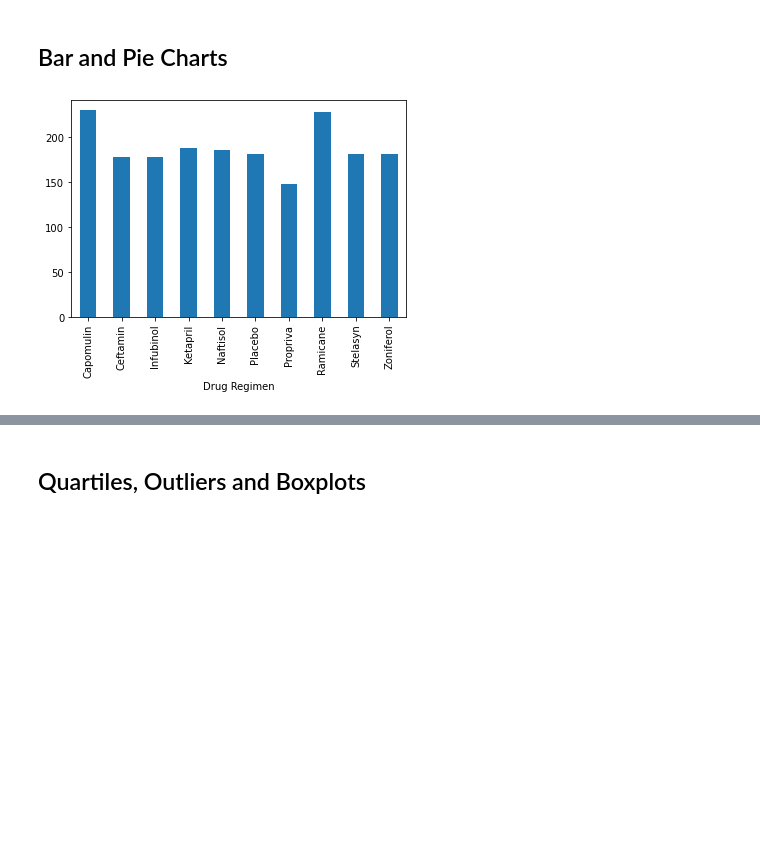
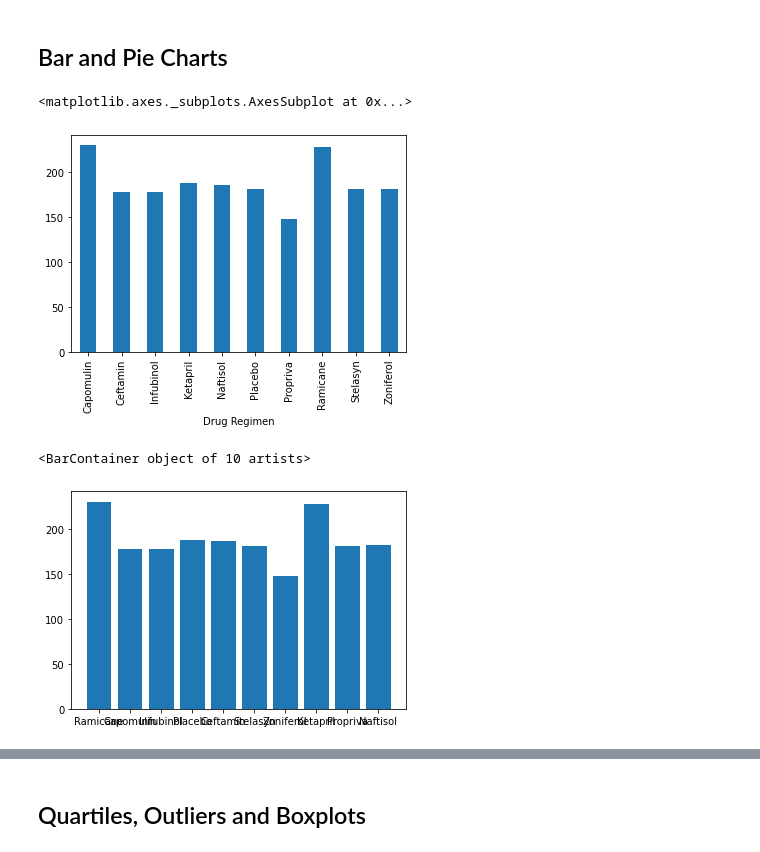
Before and after one commit to maxe23/Matplotlib_powerofplots, a Jupyter notebook: pymaceuticals_starter.ipynb, the cells around one changed output, grey strips where cells are left out. Cells and saved outputs as stored; diff of their text form; code cells hidden in the pictures; blank space fills up the shorter version.

```diff
--- a/pymaceuticals_starter.ipynb
+++ b/pymaceuticals_starter.ipynb
@@ -126,3 +126,6 @@ stats
 # Generate a summary statistics table of mean, median, variance, standard deviation, and SEM of the tumor volume for each regimen
 
 # Using the aggregation method, produce the same summary statistics in a single line
+#cleandata.agg(['sum','mean','median', 'var', 'std', 'sem'])
+indexed =cleandata.set_index("Drug Regimen")
+indexed.agg(['sum','mean','median', 'var', 'std', 'sem'])
@@ -131,10 +142,17 @@ stats
 # %%
 # Generate a bar plot showing the total number of measurements taken on each drug regimen using pandas.
 measure = cleandata.groupby("Drug Regimen")["Mouse ID"].count()
-measurebar= measure.plot.bar()
+measure.plot(kind='bar')
 # %% [output]
+<matplotlib.axes._subplots.AxesSubplot at 0x...>
 [figure]
 # %%
 # Generate a bar plot showing the total number of measurements taken on each drug regimen using pyplot.
+#y_axis= np.arrange(len(cleandata["Mouse ID"])
+measure = cleandata.groupby("Drug Regimen")["Mouse ID"].count()
+plt.bar(cleandata["Drug Regimen"].unique(),measure)
+# %% [output]
+<BarContainer object of 10 artists>
+[figure, added]
 # %%
 # Generate a pie plot showing the distribution of female versus male mice using pandas
```
Also changed, not shown: parts of 9 cells of this notebook.
